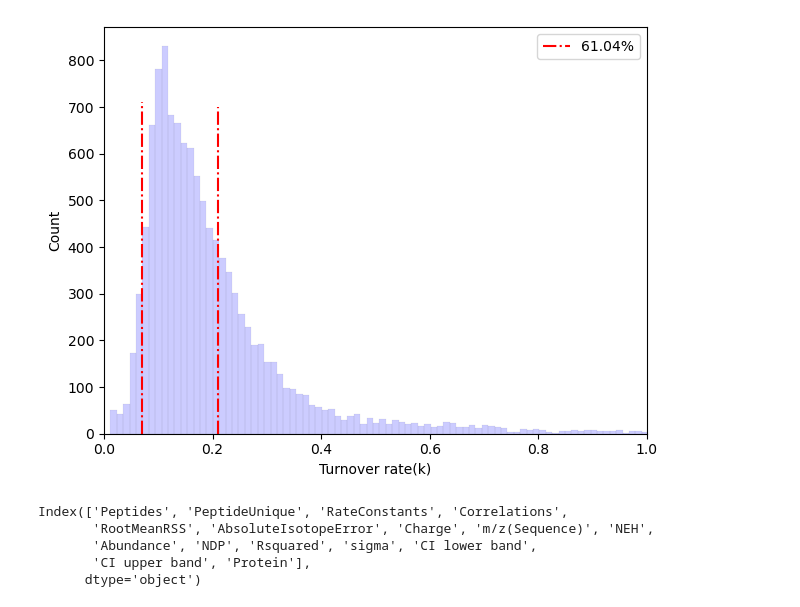
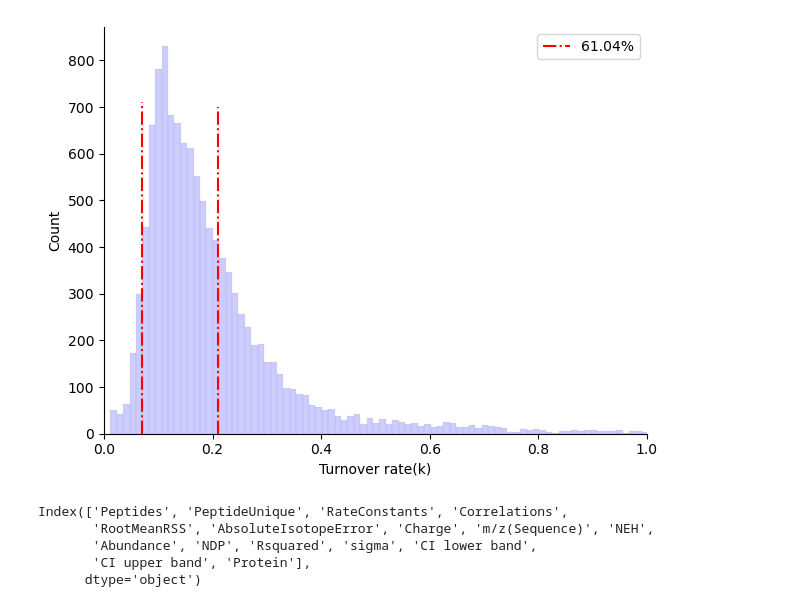
Before and after one commit to henockmamo54/TimePointSelection_paperAnalysis, a Jupyter notebook: Review/intera_tissue/intera_tissue_liver.ipynb, the cells around one changed output. Saved outputs shown, nothing was run; the diff lists cells and outputs as text; code cells hidden in the pictures.

```diff
--- a/Review/intera_tissue/intera_tissue_liver.ipynb
+++ b/Review/intera_tissue/intera_tissue_liver.ipynb
@@ -73,17 +73,19 @@ merged=merged.reset_index(drop=True)
 # %%
 sns.histplot(merged.RateConstants,color='blue',alpha=0.2)
 plt.xlim(0,1)
 plt.vlines(x=0.07,ymin=0,ymax=710,colors='r',ls="-.",
            label=f"{100*merged[(merged.RateConstants>=0.07)&(merged.RateConstants<=0.21)].shape[0]/merged.shape[0]:.2f}%")
 plt.vlines(x=0.21,ymin=0,ymax=700,colors='r',ls="-.")
 plt.xlabel("Turnover rate(k)")
 plt.legend()
 # merged[(merged.RateConstants>=0.07)&(merged.RateConstants<=0.21)].shape[0]/merged.shape[0]
-
+ax=plt.gca()
+ax.spines['top'].set_visible(False)
+ax.spines['right'].set_visible(False)
 plt.tight_layout()
 plt.savefig("liver_k_dist.jpeg",dpi=900)
 # %% [output]
-[figure, old version]
+[figure, new version]
 # %%
 rate.columns
 # %% [output]
```
Also changed, not shown: 6 other files.
